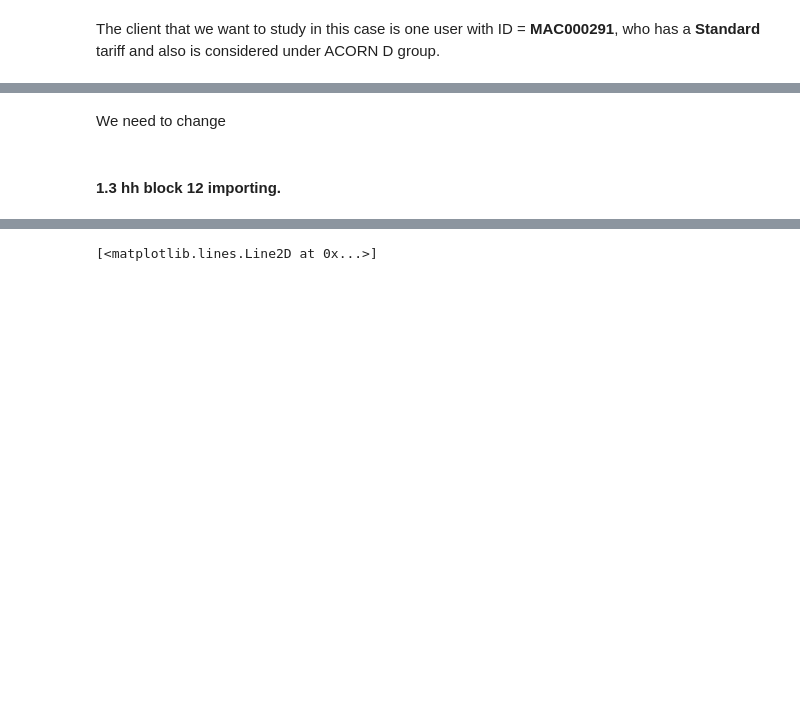
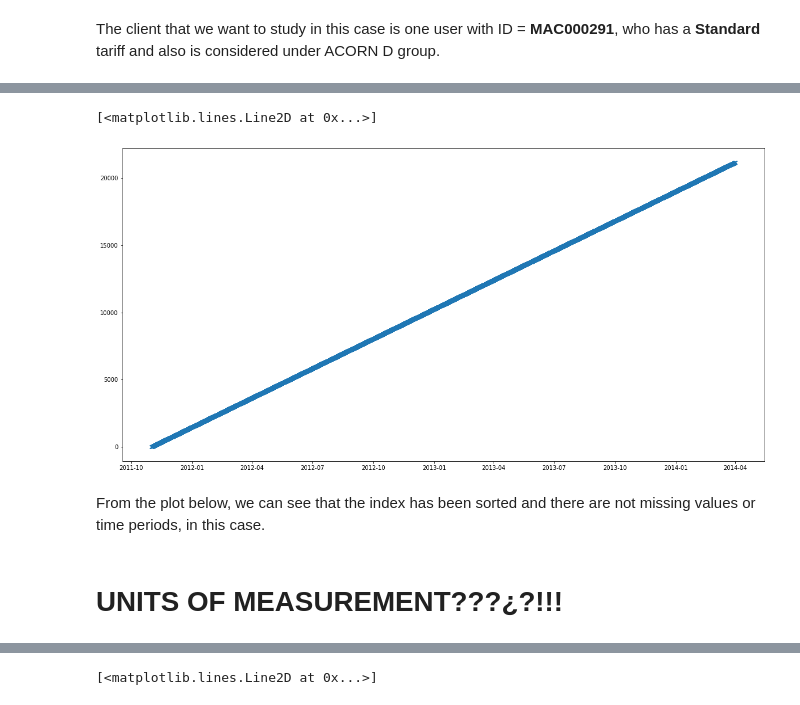
Before and after one commit to wobniarin/Project-Week-8-Final-Project, a Jupyter notebook: your-project/2.JupyterNotebooks/0_Data_Cleaning.ipynb, the cells around one changed output, grey strips where cells are left out. Cells and saved outputs as stored; diff of their text form; code cells hidden in the pictures; blank space fills up the shorter version.

```diff
--- a/your-project/2.JupyterNotebooks/0_Data_Cleaning.ipynb
+++ b/your-project/2.JupyterNotebooks/0_Data_Cleaning.ipynb
@@ -120,0 +150,3 @@ weather_hourly.head()
+# %%
+# Changing the column time from object type into datetime.
+weather_hourly.time = pd.to_datetime(weather_hourly.time)
@@ -121 +193,4 @@ weather_hourly.head()
+# %%
+# Setting time column as index in our dataframe
+weather_hourly.index = weather_hourly['time']
 # %%
@@ -137,4 +206,14 @@ dtype: object
-# %% [markdown]
-We need to change
-# %% [markdown]
-#### 1.3 hh block 12 importing.
+# %%
+# Sorting the index column accoridng to the datetime value.
+weather_hourly = weather_hourly.sort_index()
+# %%
+# Plotting the datetime index to see that they are correctly sorted.
+plt.figure(figsize=(20,10))
+plt.plot(weather_hourly.index, range(len(weather_hourly)), 'x')
+# %% [output]
+[<matplotlib.lines.Line2D at 0x...>]
+[figure, added]
+# %% [markdown]
+From the plot below, we can see that the index has been sorted and there are not missing values or time periods, in this case.
+# %% [markdown]
+# UNITS OF MEASUREMENT???¿?!!!
```
Also changed, not shown: parts of 80 cells of this notebook.
